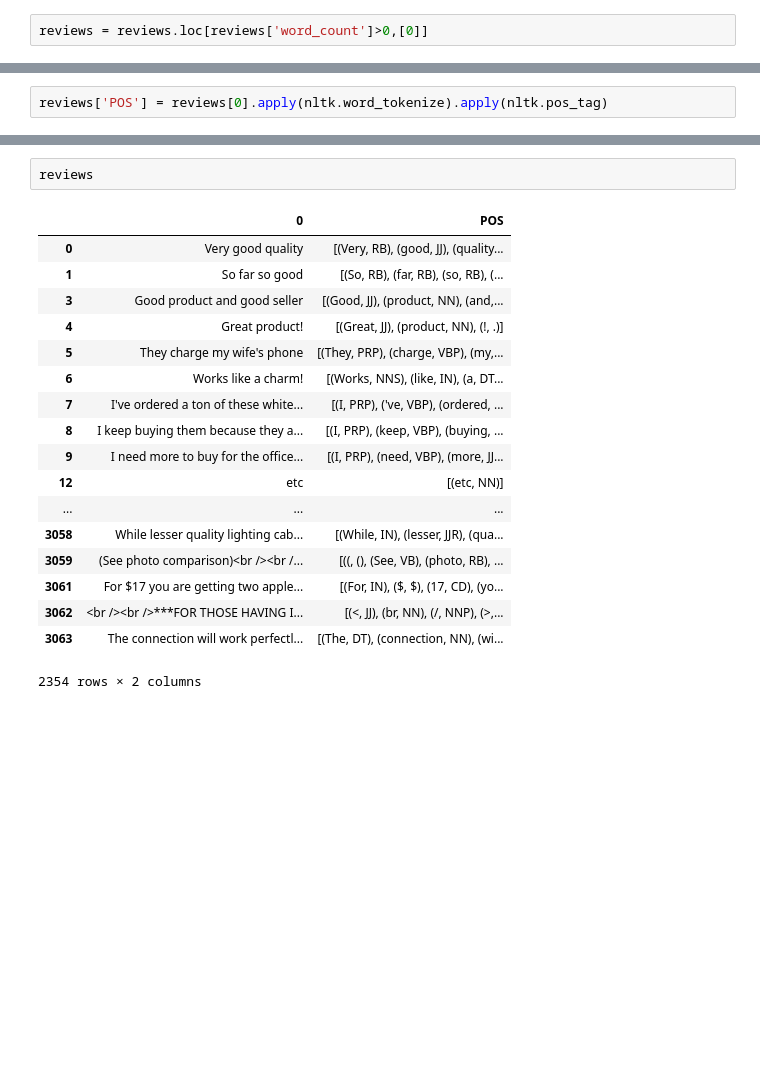
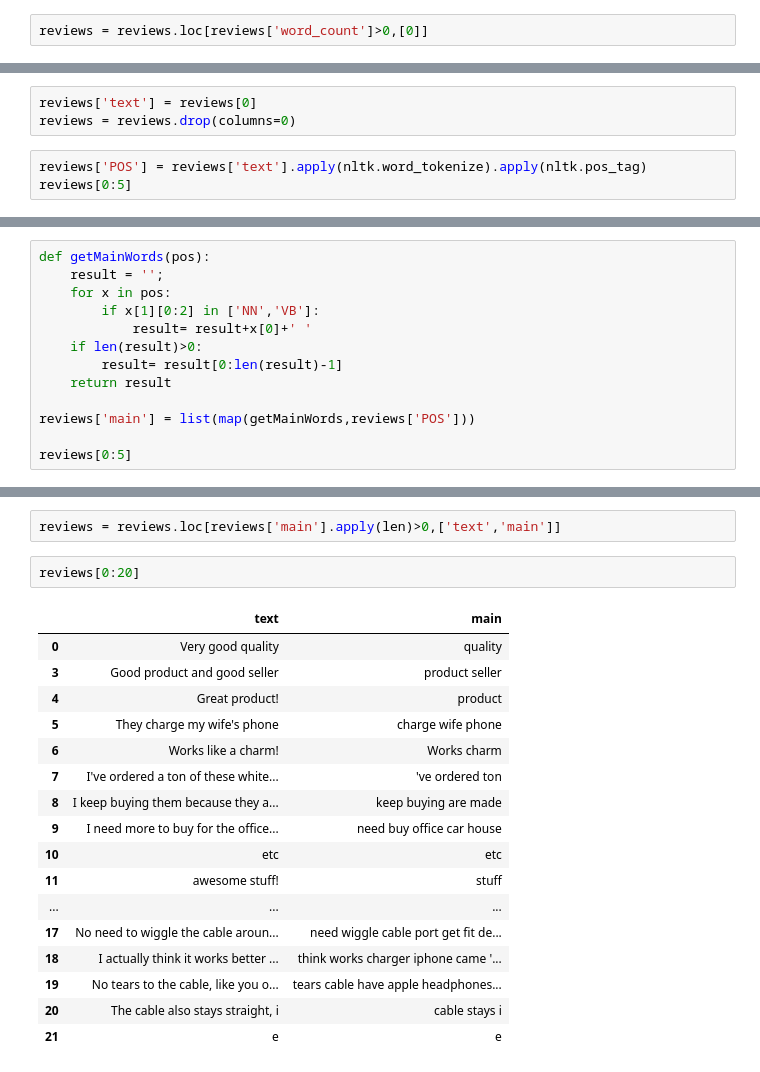
Before and after one commit to betty35/comment-summary-tests, a Jupyter notebook: Test dataframe.ipynb, the cells around one changed output, grey strips where cells are left out. Cells and saved outputs as stored; diff of their text form; blank space fills up the shorter version.

```diff
--- a/Test dataframe.ipynb
+++ b/Test dataframe.ipynb
@@ -128,2 +114,6 @@ Int64Index([0], dtype='int64')
+# %%
+reviews['text'] = reviews[0]
+reviews = reviews.drop(columns=0)
 # %%
-reviews['POS'] = reviews[0].apply(nltk.word_tokenize).apply(nltk.pos_tag)
+reviews['POS'] = reviews['text'].apply(nltk.word_tokenize).apply(nltk.pos_tag)
+reviews[0:5]
@@ -129,0 +139,13 @@ reviews['POS'] = reviews[0].apply(nltk.word_tokenize).apply(nltk.pos_tag)
+# %%
+def getMainWords(pos):
+    result = '';
+    for x in pos:
+        if x[1][0:2] in ['NN','VB']:
+            result= result+x[0]+' '
+    if len(result)>0:
+        result= result[0:len(result)-1]
+    return result
+
+reviews['main'] = list(map(getMainWords,reviews['POS']))
+
+reviews[0:5]
@@ -130,21 +159,22 @@ reviews['POS'] = reviews[0].apply(nltk.word_tokenize).apply(nltk.pos_tag)
+# %%
+reviews = reviews.loc[reviews['main'].apply(len)>0,['text','main']]
 # %%
-reviews
+reviews[0:20]
 # %% [output]
-|  | 0 | POS |
-| 0 | Very good quality | [(Very, RB), (good, JJ), (quality... |
-| 1 | So far so good | [(So, RB), (far, RB), (so, RB), (... |
-| 3 | Good product and good seller | [(Good, JJ), (product, NN), (and,... |
-| 4 | Great product! | [(Great, JJ), (product, NN), (!, .)] |
-| 5 | They charge my wife's phone | [(They, PRP), (charge, VBP), (my,... |
-| 6 | Works like a charm! | [(Works, NNS), (like, IN), (a, DT... |
-| 7 | I've ordered a ton of these white... | [(I, PRP), ('ve, VBP), (ordered, ... |
-| 8 | I keep buying them because they a... | [(I, PRP), (keep, VBP), (buying, ... |
-| 9 | I need more to buy for the office... | [(I, PRP), (need, VBP), (more, JJ... |
-| 12 | etc | [(etc, NN)] |
+|  | text | main |
+| 0 | Very good quality | quality |
+| 3 | Good product and good seller | product seller |
+| 4 | Great product! | product |
+| 5 | They charge my wife's phone | charge wife phone |
+| 6 | Works like a charm! | Works charm |
+| 7 | I've ordered a ton of these white... | 've ordered ton |
+| 8 | I keep buying them because they a... | keep buying are made |
+| 9 | I need more to buy for the office... | need buy office car house |
+| 10 | etc | etc |
+| 11 | awesome stuff! | stuff |
 | ... | ... | ... |
-| 3058 | While lesser quality lighting cab... | [(While, IN), (lesser, JJR), (qua... |
-| 3059 | (See photo comparison)<br /><br /... | [((, (), (See, VB), (photo, RB), ... |
-| 3061 | For $17 you are getting two apple... | [(For, IN), ($, $), (17, CD), (yo... |
-| 3062 | <br /><br />***FOR THOSE HAVING I... | [(<, JJ), (br, NN), (/, NNP), (>,... |
-| 3063 | The connection will work perfectl... | [(The, DT), (connection, NN), (wi... |
+| 17 | No need to wiggle the cable aroun... | need wiggle cable port get fit de... |
+| 18 | I actually think it works better ... | think works charger iphone came '... |
+| 19 | No tears to the cable, like you o... | tears cable have apple headphones... |
+| 20 | The cable also stays straight, i | cable stays i |
+| 21 | e | e |
-2354 rows × 2 columns
```
Also changed, not shown: parts of 8 cells of this notebook, 1 other file.
